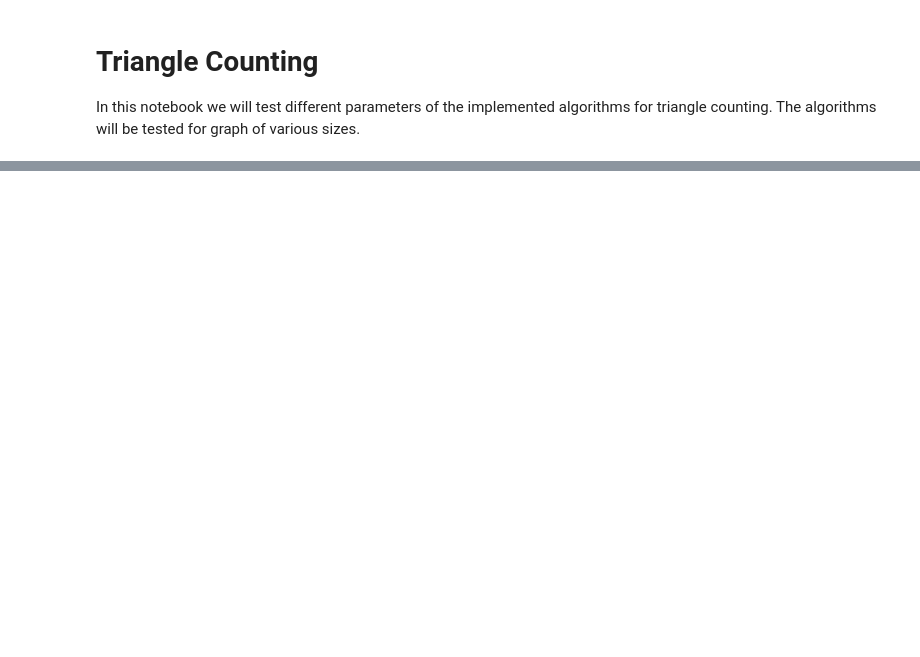
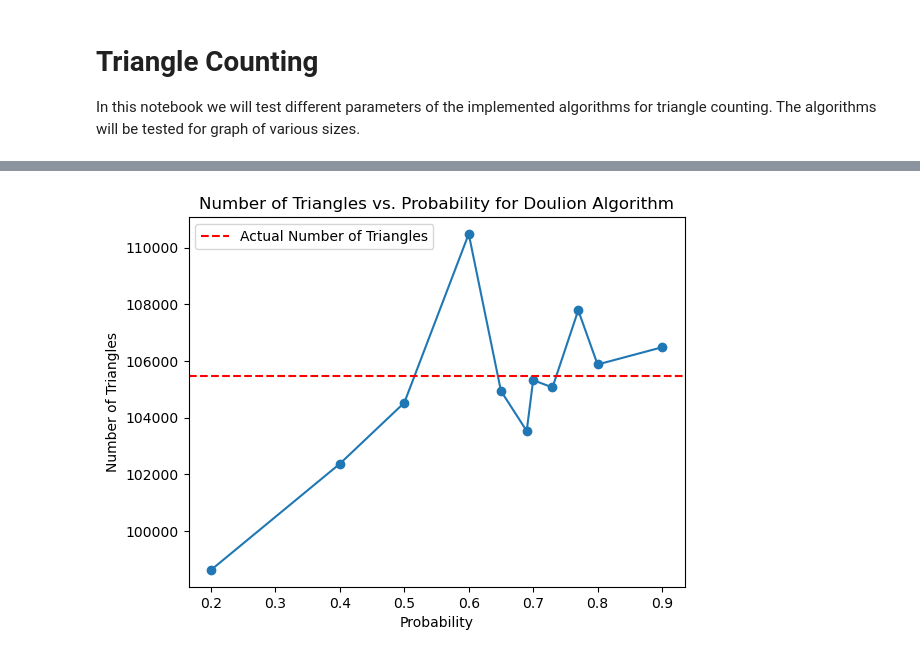
Before and after one commit to helenmand/Exact-Approximate-and-Streaming-Methods-for-Triangle-Counting, a Jupyter notebook: testing.ipynb, the cells around one changed output, grey strips where cells are left out. Saved outputs shown, nothing was run; the diff lists cells and outputs as text; code cells hidden in the pictures; blank space fills up the shorter version.

```diff
--- a/testing.ipynb
+++ b/testing.ipynb
@@ -126,0 +187,18 @@ with open('t_impr_res_b.pkl', 'wb') as file:
+# %%
+import matplotlib.pyplot as plt
+
+actual_triangles = 105461
+
+probabilities = list(loaded_doulion_res_s.keys())
+num_triangles_predicted = [int(entry[1]) for entry in loaded_doulion_res_s.values()]
+
+plt.plot(probabilities, num_triangles_predicted, marker='o')
+plt.axhline(y=actual_triangles, color='red', linestyle='--', label='Actual Number of Triangles')
+
+plt.xlabel('Probability')
+plt.ylabel('Number of Triangles')
+plt.title('Number of Triangles vs. Probability for Doulion Algorithm')
+plt.legend()
+plt.show()
+# %% [output]
+[figure, added]
```
Also changed, not shown: parts of 26 cells of this notebook, 4 other files.
